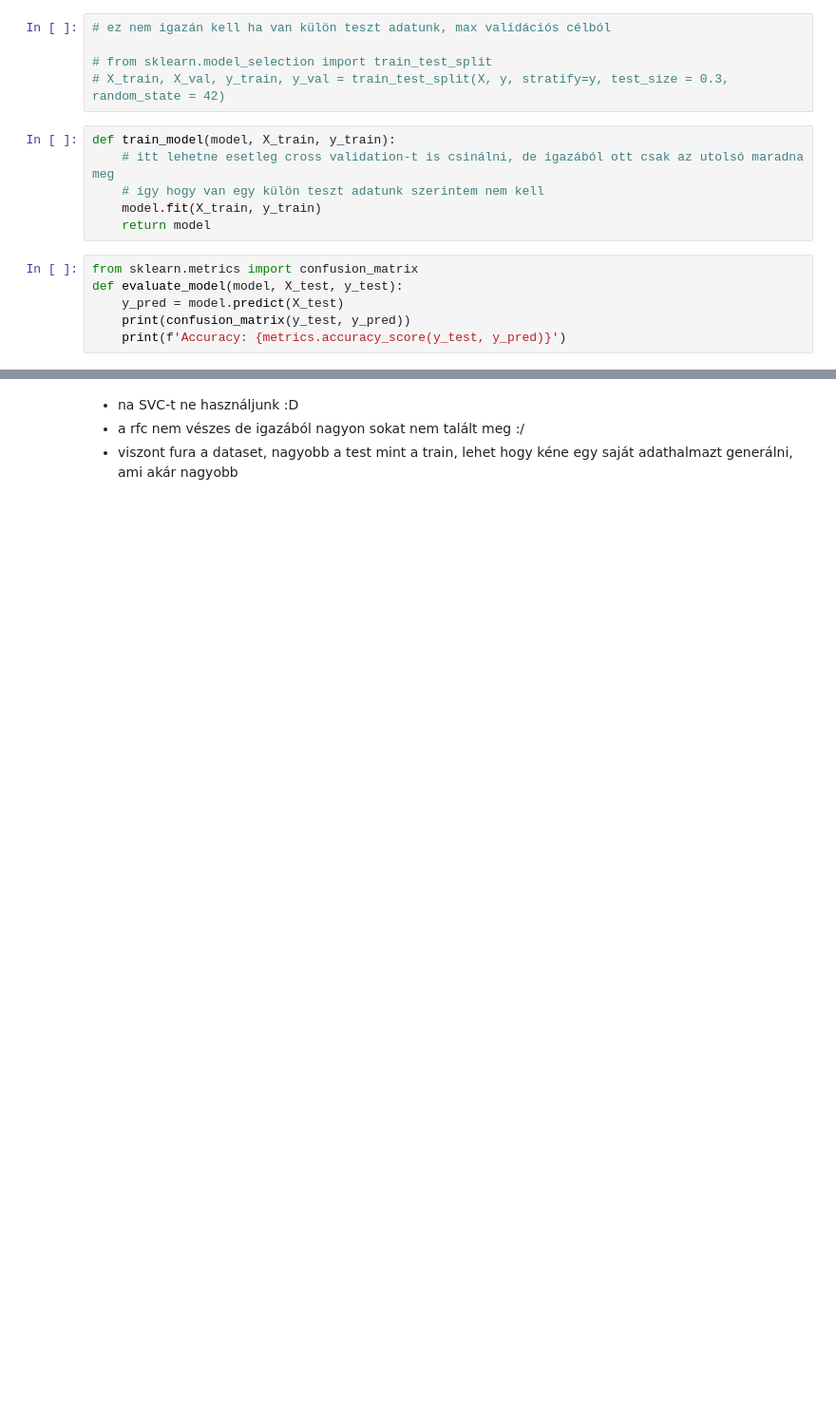
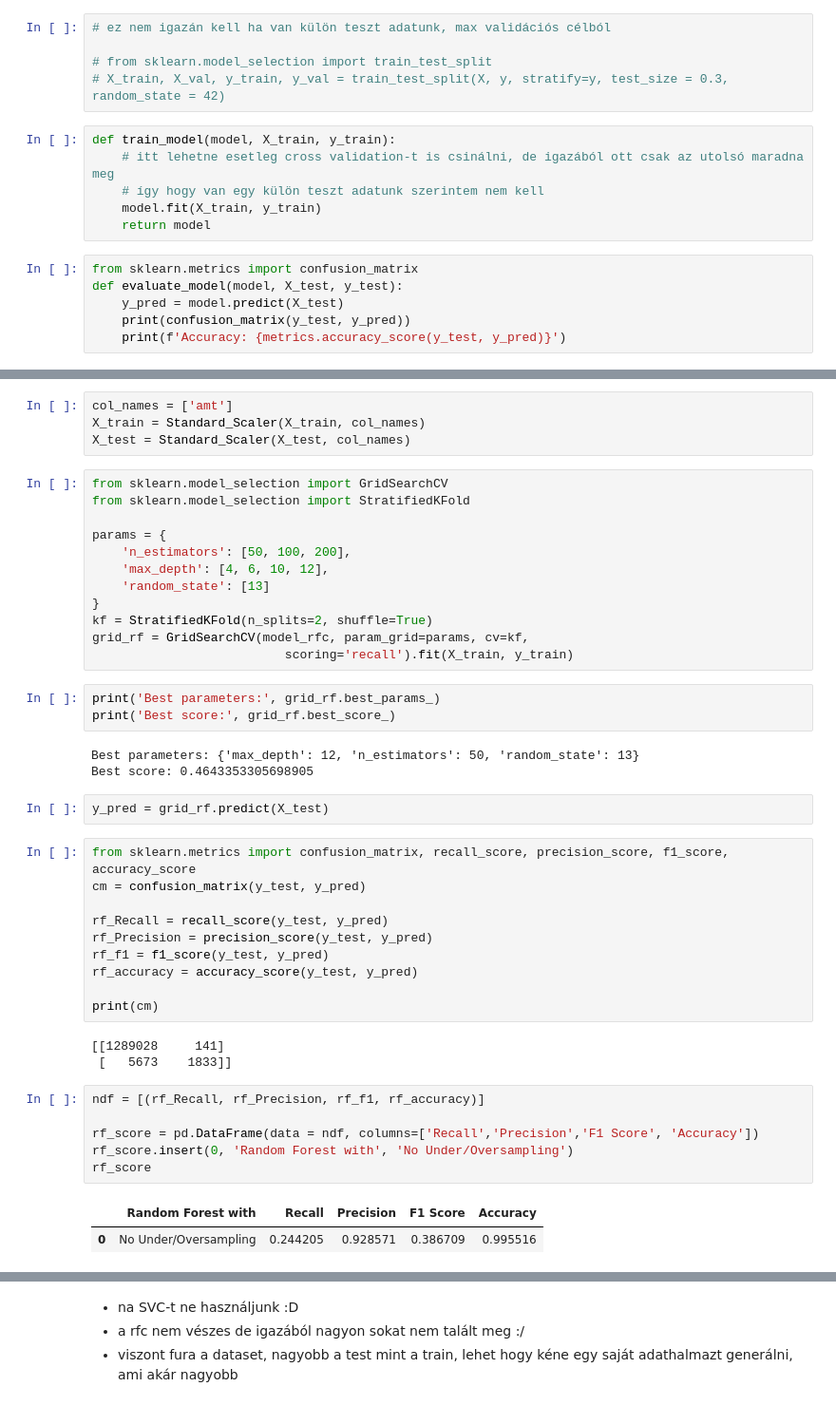
Before and after one commit to botondklenk/continual-fraud, a Jupyter notebook: data_preparation.ipynb, the cells around one changed output, grey strips where cells are left out. Shown at 95% size. Cells and saved outputs as stored; diff of their text form; blank space fills up the shorter version.

```diff
--- a/data_preparation.ipynb
+++ b/data_preparation.ipynb
@@ -121,0 +118,46 @@ Accuracy: 0.9955709796209536
+# %%
+col_names = ['amt']
+X_train = Standard_Scaler(X_train, col_names)
+X_test = Standard_Scaler(X_test, col_names)
+# %%
+from sklearn.model_selection import GridSearchCV
+from sklearn.model_selection import StratifiedKFold
+
+params = {
+    'n_estimators': [50, 100, 200],
+    'max_depth': [4, 6, 10, 12],
+    'random_state': [13]
+}
+kf = StratifiedKFold(n_splits=2, shuffle=True)
+grid_rf = GridSearchCV(model_rfc, param_grid=params, cv=kf,
+                          scoring='recall').fit(X_train, y_train)
+# %%
+print('Best parameters:', grid_rf.best_params_)
+print('Best score:', grid_rf.best_score_)
+# %% [output]
+Best parameters: {'max_depth': 12, 'n_estimators': 50, 'random_state': 13}
+Best score: 0.4643353305698905
+# %%
+y_pred = grid_rf.predict(X_test)
+# %%
+from sklearn.metrics import confusion_matrix, recall_score, precision_score, f1_score, accuracy_score
+cm = confusion_matrix(y_test, y_pred)
+
+rf_Recall = recall_score(y_test, y_pred)
+rf_Precision = precision_score(y_test, y_pred)
+rf_f1 = f1_score(y_test, y_pred)
+rf_accuracy = accuracy_score(y_test, y_pred)
+
+print(cm)
+# %% [output]
+[[1289028     141]
+ [   5673    1833]]
+# %%
+ndf = [(rf_Recall, rf_Precision, rf_f1, rf_accuracy)]
+
+rf_score = pd.DataFrame(data = ndf, columns=['Recall','Precision','F1 Score', 'Accuracy'])
+rf_score.insert(0, 'Random Forest with', 'No Under/Oversampling')
+rf_score
+# %% [output]
+|  | Random Forest with | Recall | Precision | F1 Score | Accuracy |
+| 0 | No Under/Oversampling | 0.244205 | 0.928571 | 0.386709 | 0.995516 |
```
Also changed, not shown: parts of 12 cells of this notebook, 11 other files.
